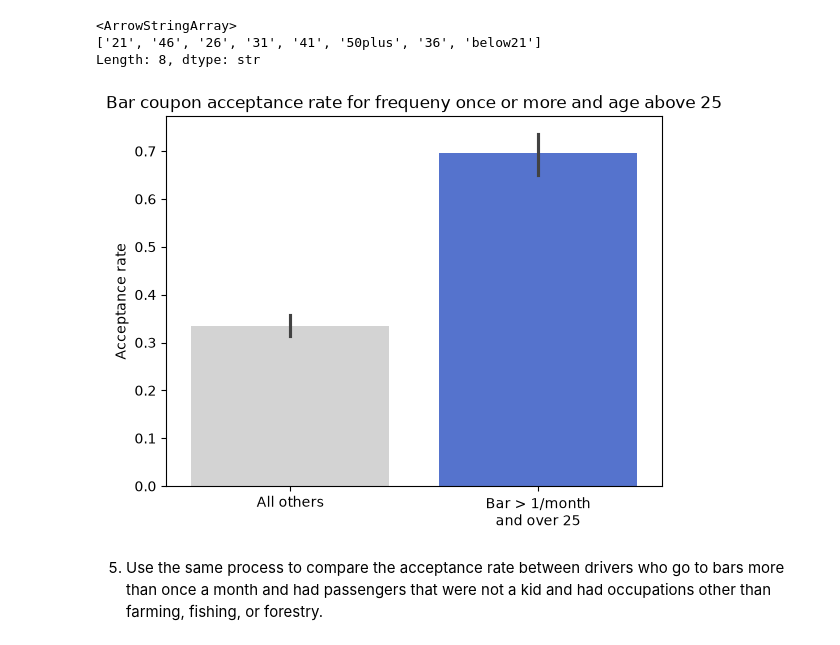
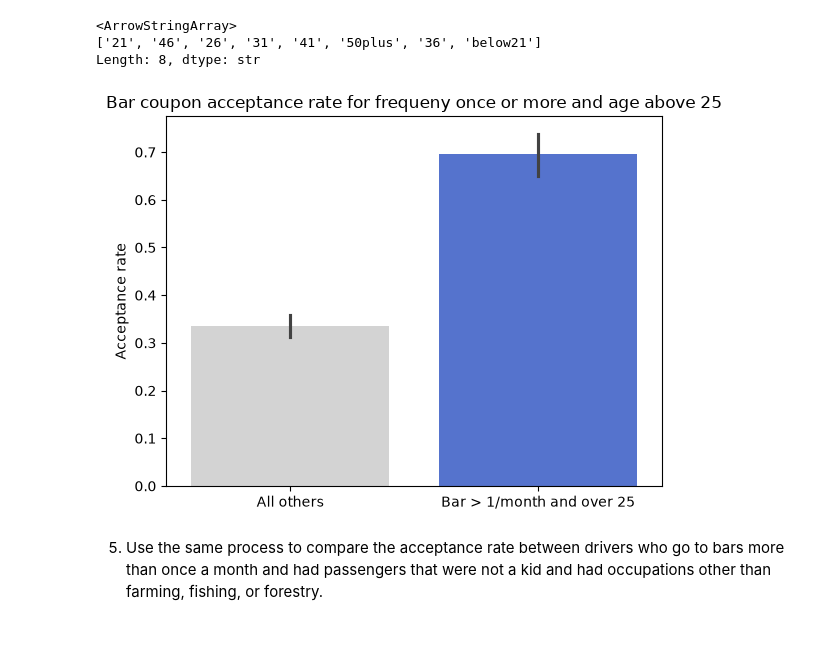
Before and after one commit to vgoyal82/UC_Berkeley, a Jupyter notebook: prompt.ipynb, the cells around one changed output. Drawn from its saved outputs; the diff is of its cells as text; code cells hidden in the pictures.

Commit message:
Plot updates to python code

```diff
--- a/prompt.ipynb
+++ b/prompt.ipynb
@@ -320,26 +320,26 @@ Length: 8, dtype: str
 # %%
 # Create a binary indicator for customers who visit bars more than once per month AND are over 25
 bar_coupons['rate_over_25'] = np.where(
     (bar_coupons['Bar'].isin(['1~3', '4~8', 'gt8'])) & (bar_coupons['age'].isin(over_25)),
     'Yes',
     'No'
 )
 
 # Create a bar plot comparing acceptance rates between the two groups
 ax = sns.barplot(data=bar_coupons, x='rate_over_25', y='Y',
                  order=['No', 'Yes'],  # Order bars: 'No' first, then 'Yes'
                  hue='rate_over_25', hue_order=['No', 'Yes'],  # Color mapping
-                 palette=['lightgray', 'royalblue'], legend=False)  # Custom colors, no legend
+                 palette=['lightgray', 'royalblue'])  # Custom colors, no legend
 
 # Customize x-axis labels for better readability
-ax.set_xticks([0, 1], ['All others', 'Bar > 1/month\nand over 25'])
+ax.set_xticks([0, 1], ['All others', 'Bar > 1/month and over 25'])
 # Add plot title and axis labels
 plt.title('Bar coupon acceptance rate for frequeny once or more and age above 25')
 plt.xlabel('')  # Remove x-axis label (descriptive tick labels are sufficient)
 plt.ylabel('Acceptance rate')
 plt.show()
 # %% [output]
-[figure, old version]
+[figure, new version]
 # %% [markdown]
 5. Use the same process to compare the acceptance rate between drivers who go to bars more than once a month and had passengers that were not a kid and had occupations other than farming, fishing, or forestry.
 # %%
```
Also changed, not shown: parts of 6 cells of this notebook, 1 other file.
